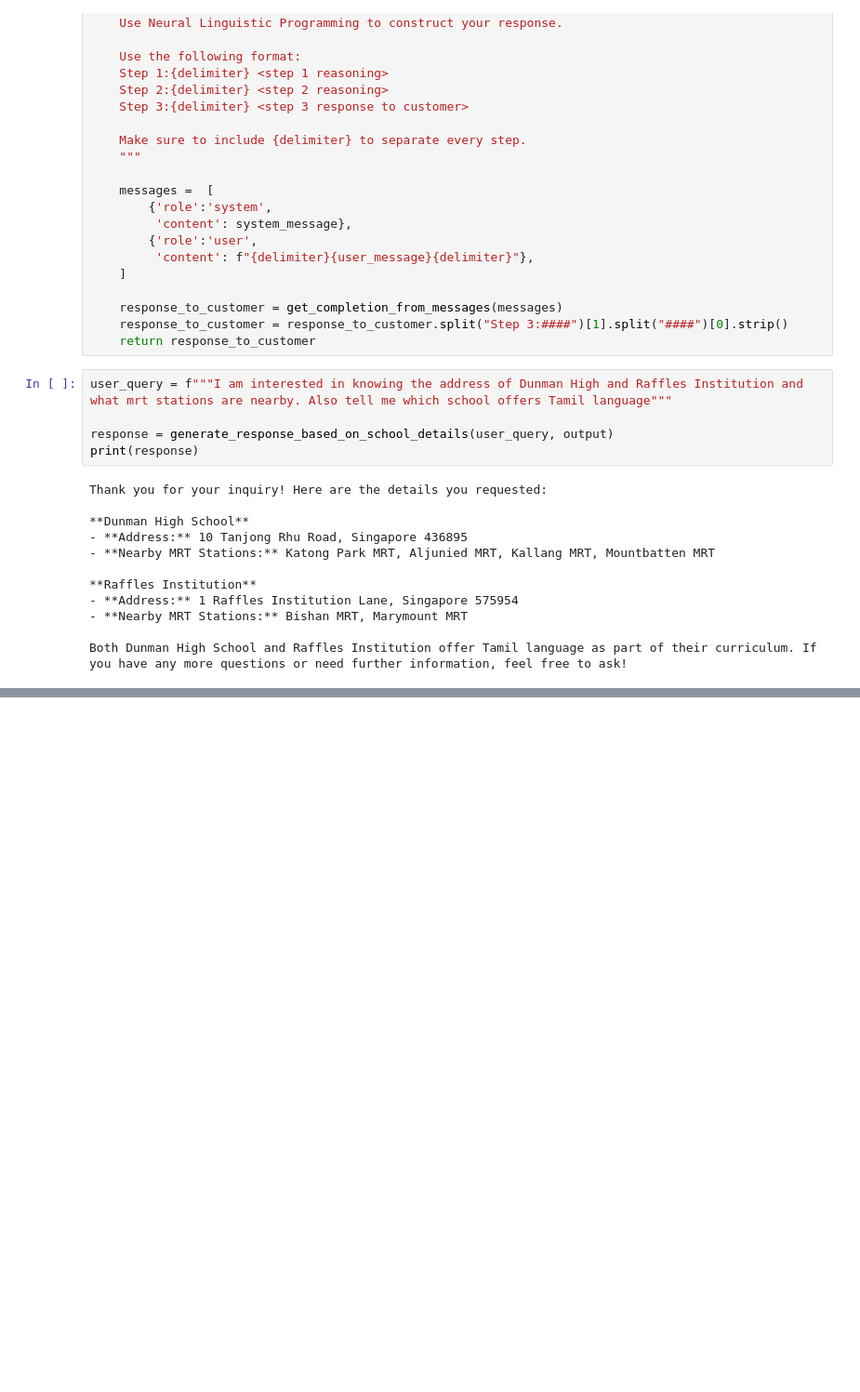
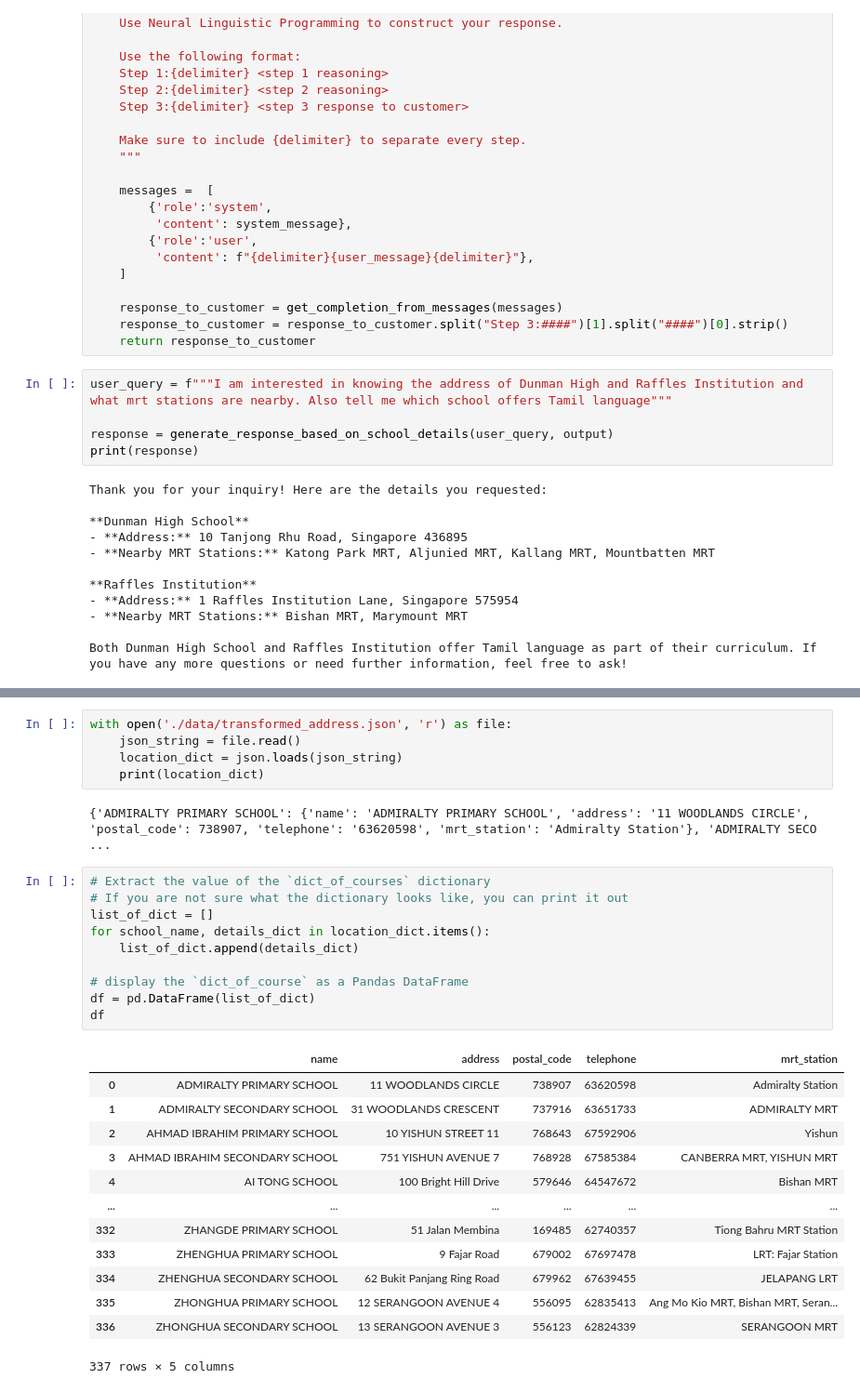
Before and after one commit to cycheh/submission1, a Jupyter notebook: test2.ipynb, the cells around one changed output, grey strips where cells are left out. Shown at 93% size. Saved outputs shown, nothing was run; the diff lists cells and outputs as text; blank space fills up the shorter version.

```diff
--- a/test2.ipynb
+++ b/test2.ipynb
@@ -253,0 +270,31 @@ Both Dunman High School and Raffles Institution offer Tamil language as part of
+# %%
+with open('./data/transformed_address.json', 'r') as file:
+    json_string = file.read()
+    location_dict = json.loads(json_string)
+    print(location_dict)
+# %% [output]
+{'ADMIRALTY PRIMARY SCHOOL': {'name': 'ADMIRALTY PRIMARY SCHOOL', 'address': '11 WOODLANDS CIRCLE', 'postal_code': 738907, 'telephone': '63620598', 'mrt_station': 'Admiralty Station'}, 'ADMIRALTY SECO ...
+# %%
+# Extract the value of the `dict_of_courses` dictionary
+# If you are not sure what the dictionary looks like, you can print it out
+list_of_dict = []
+for school_name, details_dict in location_dict.items():
+    list_of_dict.append(details_dict)
+
+# display the `dict_of_course` as a Pandas DataFrame
+df = pd.DataFrame(list_of_dict)
+df
+# %% [output]
+|  | name | address | postal_code | telephone | mrt_station |
+| 0 | ADMIRALTY PRIMARY SCHOOL | 11 WOODLANDS CIRCLE | 738907 | 63620598 | Admiralty Station |
+| 1 | ADMIRALTY SECONDARY SCHOOL | 31 WOODLANDS CRESCENT | 737916 | 63651733 | ADMIRALTY MRT |
+| 2 | AHMAD IBRAHIM PRIMARY SCHOOL | 10 YISHUN STREET 11 | 768643 | 67592906 | Yishun |
+| 3 | AHMAD IBRAHIM SECONDARY SCHOOL | 751 YISHUN AVENUE 7 | 768928 | 67585384 | CANBERRA MRT, YISHUN MRT |
+| 4 | AI TONG SCHOOL | 100 Bright Hill Drive | 579646 | 64547672 | Bishan MRT |
+| ... | ... | ... | ... | ... | ... |
+| 332 | ZHANGDE PRIMARY SCHOOL | 51 Jalan Membina | 169485 | 62740357 | Tiong Bahru MRT Station |
+| 333 | ZHENGHUA PRIMARY SCHOOL | 9 Fajar Road | 679002 | 67697478 | LRT: Fajar Station |
+| 334 | ZHENGHUA SECONDARY SCHOOL | 62 Bukit Panjang Ring Road | 679962 | 67639455 | JELAPANG LRT |
+| 335 | ZHONGHUA PRIMARY SCHOOL | 12 SERANGOON AVENUE 4 | 556095 | 62835413 | Ang Mo Kio MRT, Bishan MRT, Seran... |
+| 336 | ZHONGHUA SECONDARY SCHOOL | 13 SERANGOON AVENUE 3 | 556123 | 62824339 | SERANGOON MRT |
+337 rows × 5 columns
```
Also changed, not shown: parts of 1 cell of this notebook, 4 other files.
